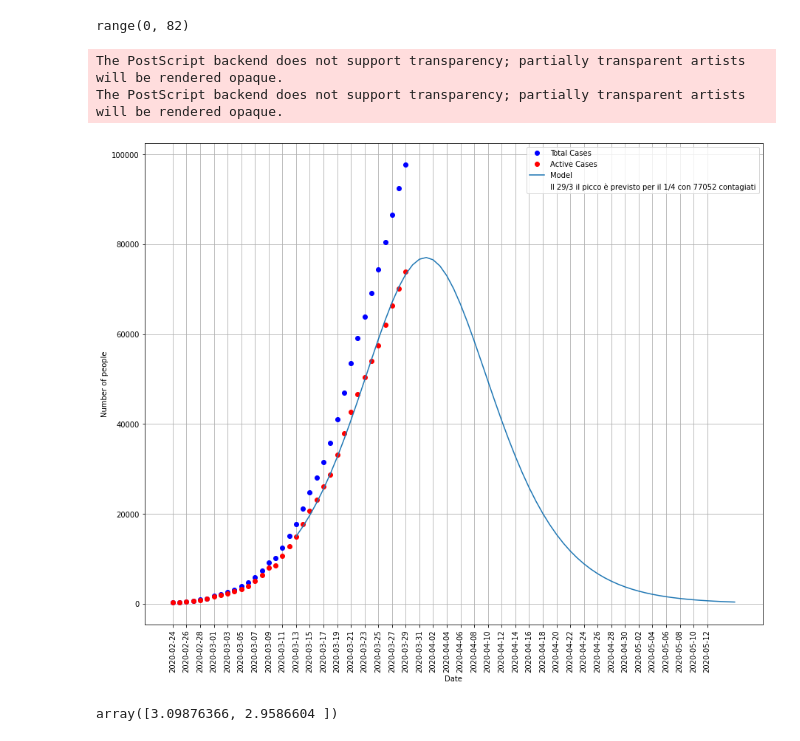
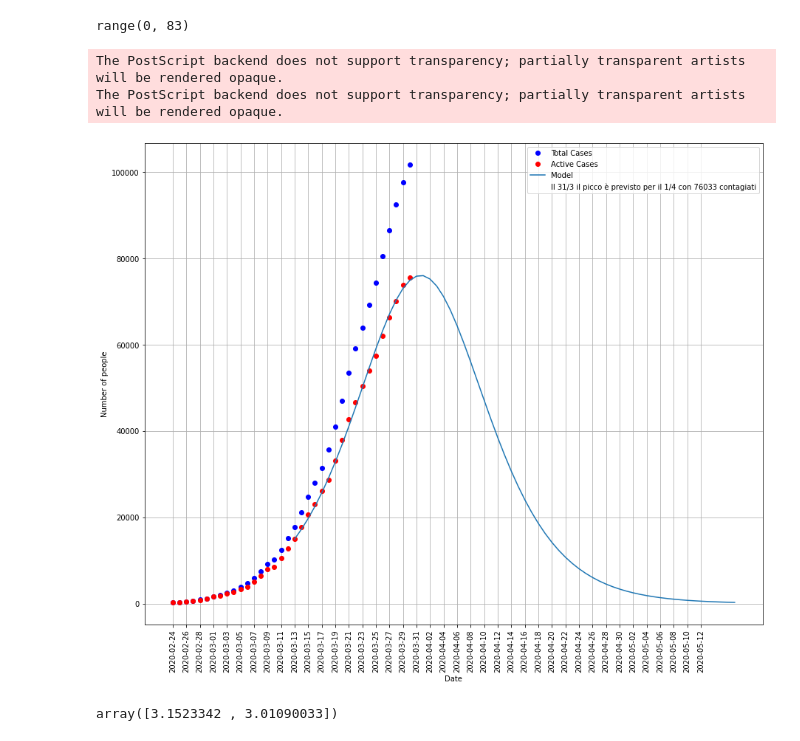
Before and after one commit to FaoTom/Covid19, a Jupyter notebook: COV.ipynb, the cells around one changed output. Cells and saved outputs as stored; diff of their text form; code cells hidden in the pictures.

```diff
--- a/COV.ipynb
+++ b/COV.ipynb
@@ -26,7 +26,7 @@ data=pd.read_csv('dpc-covid19-ita-andamento-nazionale.csv')
 data['data'] = pd.to_datetime(data['data'])
 data['data'] = data['data'].dt.strftime('%d/%m/%Y')
 data.index=data['data']
-data['totale_attualmente_positivi']=data['totale_attualmente_positivi']/60483973
+data['totale_positivi']=data['totale_positivi']/60483973
 data.drop('data',axis=1)
 # %% [output]
 |  | stato | ricoverati_con_sintomi | terapia_intensiva | totale_ospedalizzati | isolamento_domiciliare | ... |
@@ -101,12 +101,12 @@ date_list = [base + datetime.timedelta(days=x) for x in range(len(t))]
 dpre_list=[x for x in dlist if x<date_list[-1]]
 tpre
 # %% [output]
-range(0, 82)
+range(0, 83)
 # %%
 trans = 2.3 #rateo di trasmissione
 recov = 0.6 #rateo di recovery
 tmax = 60#numero di giorni fittizio
-totpos=data['totale_attualmente_positivi']
+totpos=data['totale_positivi']
 guar=data['dimessi_guariti']/60483973
 #initial conditions DCM1103
 sstart = 1-totpos['13/03/2020']
@@ -159,11 +159,11 @@ fig2=plt.figure(figsize=(15,12))
 tot=fig2.add_subplot(1,1,1)
 
 tot.plot(mdate_list,
-         data['totale_attualmente_positivi']*60483973+data['dimessi_guariti']+data['deceduti'],
+         data['totale_positivi']*60483973+data['dimessi_guariti']+data['deceduti'],
          'bo',
          label='Total Cases')
 tot.plot(mdate_list,
-         data['totale_attualmente_positivi']*60483973,
+         data['totale_positivi']*60483973,
          'ro',
          label='Active Cases')
 tot.plot(date_list,
@@ -172,35 +172,35 @@ tot.plot(date_list,
          label='Model')
 
 s=fit*60483973
 s=s.tolist()
 ymax = max(s)
 xpos = s.index(ymax)
 xmax = date_list[xpos]
 
 previsione = ("Il " +
              str(datetime.datetime.today().day) +"/"+ str(datetime.datetime.today().month)+
              " il picco è previsto per il "+
              str(xmax.day)+"/"+str(xmax.month) +
              " con "+
              str(round(ymax))+
              " contagiati")
 tot.plot([], [], ' ', label=previsione)
 
 
 tot.legend()
 tot.set_xlabel('Date')
 tot.set_ylabel('Number of people')
 tot.set_xticks([base2 + datetime.timedelta(days=2*x) for x in range(40)])
 plt.setp(tot.xaxis.get_majorticklabels(), rotation=90)
 tot.grid(True)
 
 
 fig2.savefig('contagi.eps',format='eps')
 # %% [output]
 The PostScript backend does not support transparency; partially transparent artists will be rendered opaque.
 The PostScript backend does not support transparency; partially transparent artists will be rendered opaque.
-[figure, old version]
+[figure, new version]
 # %%
 p
 # %% [output]
-array([3.09876366, 2.9586604 ])
+array([3.1523342 , 3.01090033])
```
Also changed, not shown: parts of 3 cells of this notebook, 3 other files.
